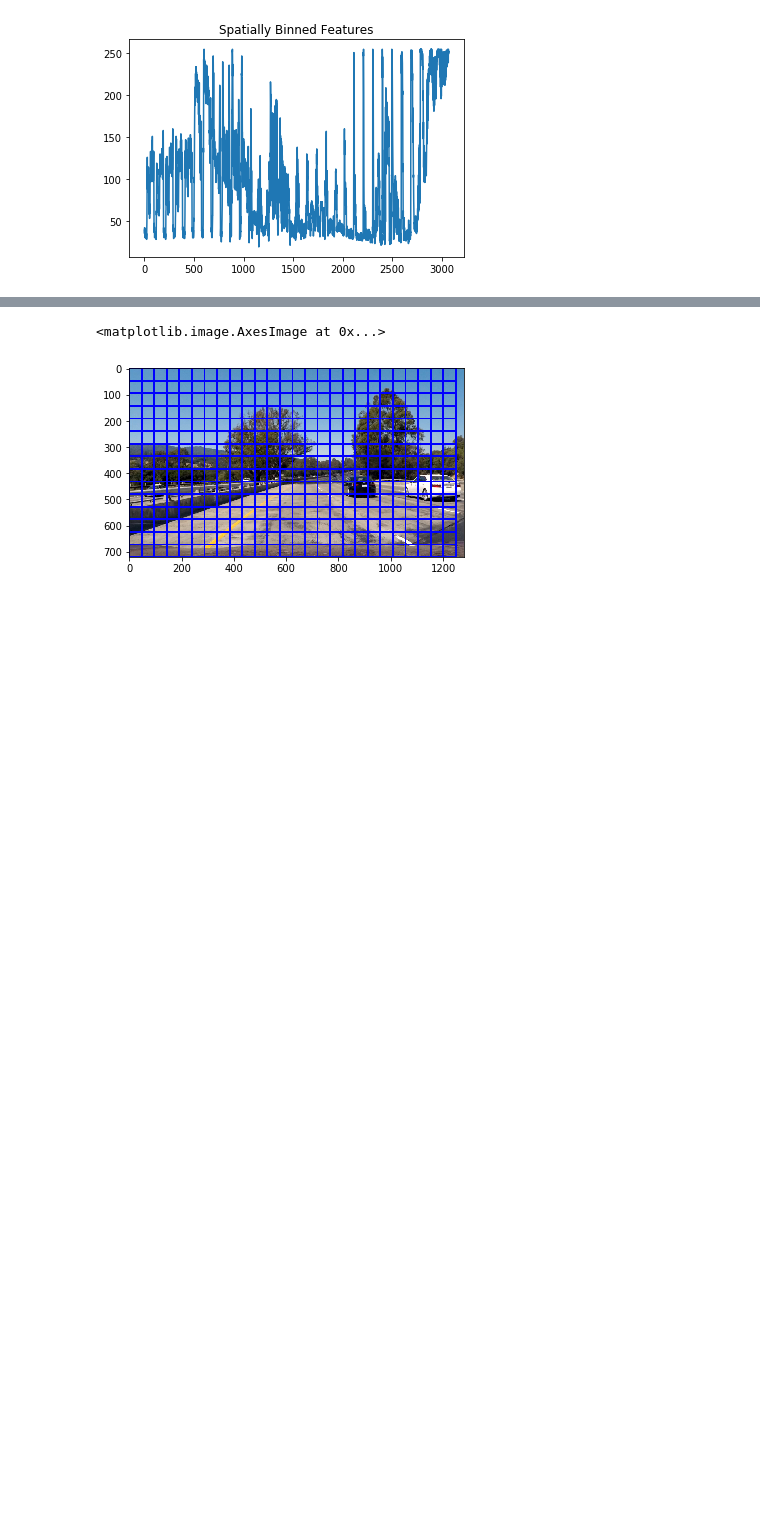
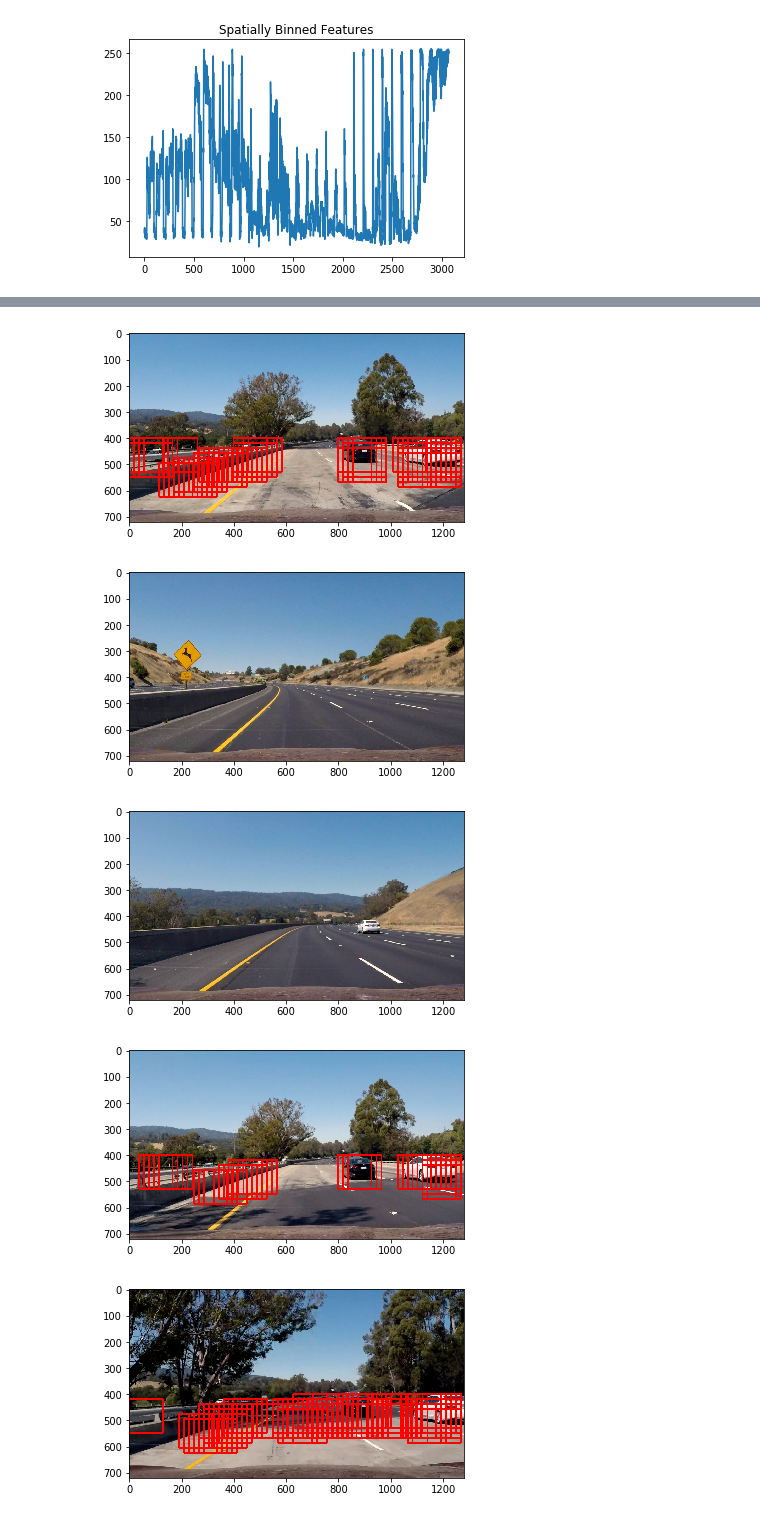
Before and after one commit to dimonge/CarND-Vehicle-Detection, a Jupyter notebook: CarND-Vehicle-Detection.ipynb, the cells around one changed output, grey strips where cells are left out. Drawn from its saved outputs; the diff is of its cells as text; code cells hidden in the pictures; blank space fills up the shorter version.

```diff
--- a/CarND-Vehicle-Detection.ipynb
+++ b/CarND-Vehicle-Detection.ipynb
@@ -190,13 +163,13 @@ from skimage.feature import hog
 
 def get_hog_features(image, orient, pix_per_cell, cell_per_block, vis=False, feature_vec=True):
     if vis == True:
-        features = []
-        hog_image = img
         features, hog_image = hog(image, orientations=orient, pixels_per_cell=(pix_per_cell, pix_per_cell),
+                                  transform_sqrt=True,
                                  cells_per_block=(cell_per_block, cell_per_block), visualise=vis, feature_vector=feature_vec)
         return features, hog_image
     else:
         features = hog(image, orientations=orient, pixels_per_cell=(pix_per_cell, pix_per_cell),
+                                transform_sqrt=True,
                                  cells_per_block=(cell_per_block, cell_per_block), visualise=vis, feature_vector=feature_vec)
         return features
 # %%
@@ -385,18 +495,0 @@ def search_windows(img, windows, clf, scaler, color_space='RGB',
-# %%
-### TODO: Tweak these parameters and see how the results change.
-color_space = 'LUV' # Can be RGB, HSV, LUV, HLS, YUV, YCrCb
-orient = 9  # HOG orientations
-pix_per_cell = 8 # HOG pixels per cell
-cell_per_block = 2 # HOG cells per block
-hog_channel = 0 # Can be 0, 1, 2, or "ALL"
-spatial_size = (16, 16) # Spatial binning dimensions
-hist_bins = 32    # Number of histogram bins
-spatial_feat = True # Spatial features on or off
-hist_feat = True # Histogram features on or off
-hog_feat = True # HOG features on or off
-y_start_stop = [None, None] # Min and max in y to search in slide_window()
-
-# Reducing the sample_size of the dataset so that HOG feature computation can be fast on a single machine / CPU
-#sample_size = 6000
-#cars = cars[0:sample_size]
-#notcars = notcars[0: sample_size]
@@ -473,16 +496,18 @@ Test Accuracy of SVC =  1.0
 # %%
-#y_start_stop = [0, np.int(image.shape[0] / 2)]
-windows = slide_window(image, x_start_stop=[None, None], y_start_stop=y_start_stop,
-                   xy_window=(96, 96), xy_overlap=(0.5, 0.5))
-
-hot_windows = search_windows(image, windows, svc, X_scaler, color_space=color_space,
+t=time.time() # Start time
+for image_p in glob.glob('test_images/test*.jpg'):
+    image = cv2.imread(image_p)
+    draw_image = np.copy(image)
+    windows = slide_window(image, x_start_stop=[None, None], y_start_stop=[400, 640],
+                    xy_window=(128, 128), xy_overlap=(0.85, 0.85))
+    hot_windows = []
+    hot_windows += (search_windows(image, windows, svc, X_scaler, color_space=color_space,
                         spatial_size=spatial_size, hist_bins=hist_bins,
                         orient=orient, pix_per_cell=pix_per_cell,
                         cell_per_block=cell_per_block,
                         hog_channel=hog_channel, spatial_feat=spatial_feat,
-                        hist_feat=hist_feat, hog_feat=hog_feat)
-
-window_img = draw_boxes(draw_image, hot_windows, color=(0, 0, 255), thick=6)
-
-plt.imshow(window_img)
+                        hist_feat=hist_feat, hog_feat=hog_feat))
+    window_img = draw_boxes(draw_image, hot_windows, color=(0, 0, 255), thick=6)
+    show_img(window_img)
+print(round(time.time()-t, 2), 'Seconds to process test images')
 # %% [output]
@@ -491,2 +515,5 @@ plt.imshow(window_img)
-<matplotlib.image.AxesImage at 0x...>
-[figure, old version]
+[figure, new version]
+[figure, added]
+[figure, added]
+[figure, added]
+[figure, added]
```
Also changed, not shown: parts of 21 cells of this notebook.
